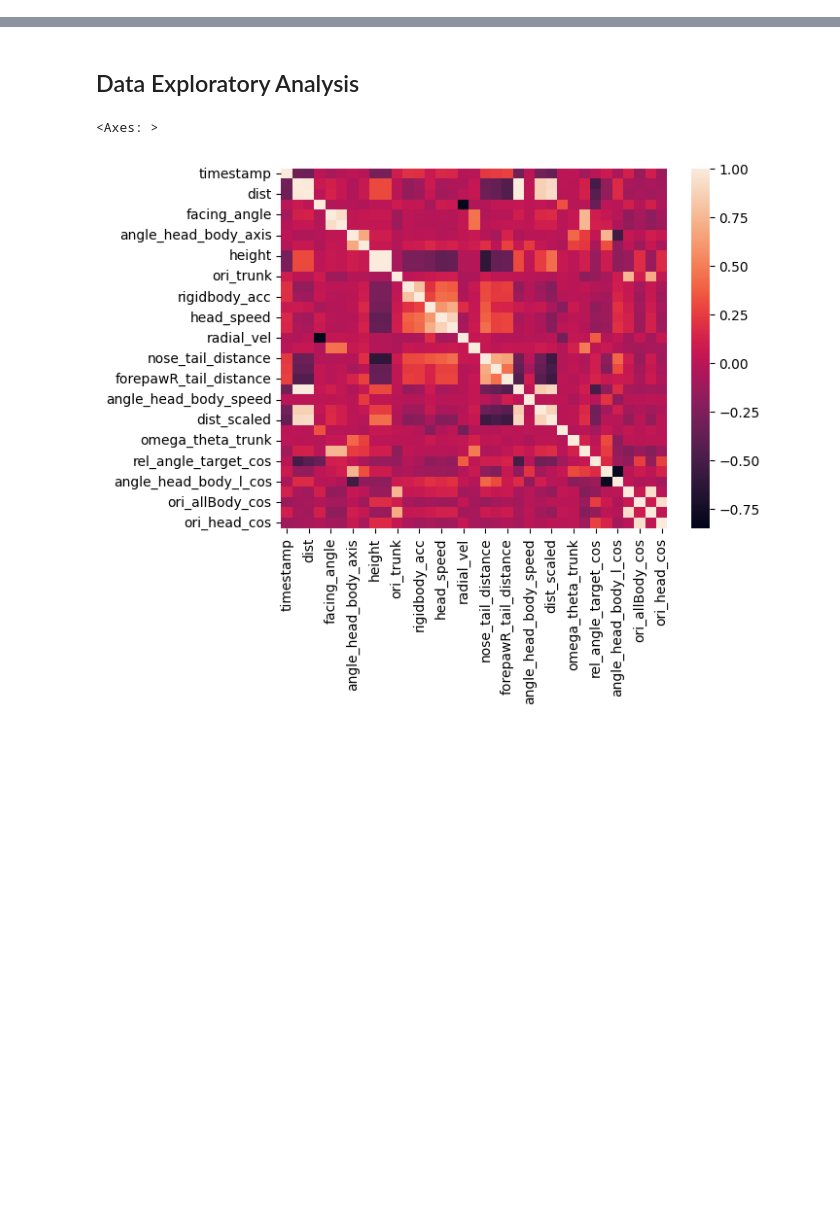
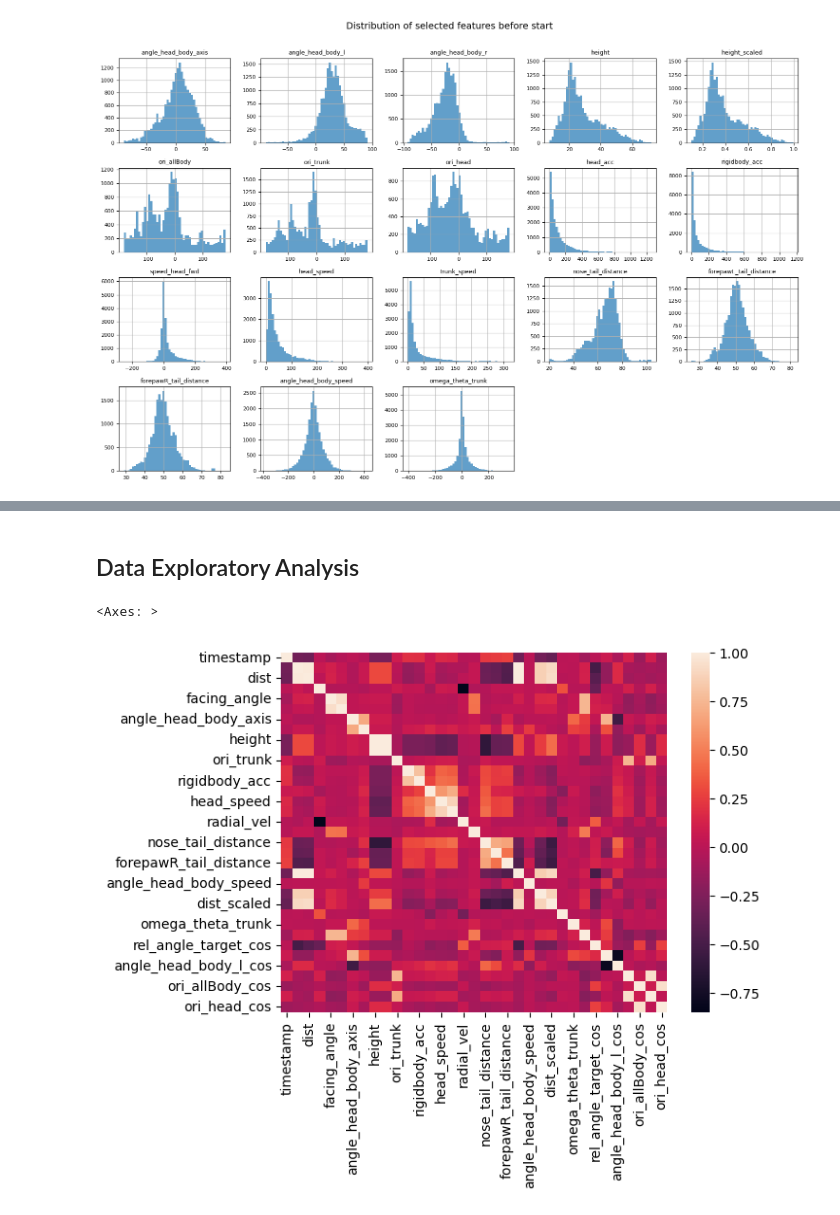
Before and after one commit to Thomasbush9/rearing_tracking, a Jupyter notebook: notebooks/data_analysis.ipynb, the cells around one changed output, grey strips where cells are left out. Cells and saved outputs as stored; diff of their text form; code cells hidden in the pictures; blank space fills up the shorter version.

```diff
--- a/notebooks/data_analysis.ipynb
+++ b/notebooks/data_analysis.ipynb
@@ -17,0 +27,7 @@ data = pd.read_excel(session_test_path)
+# %%
+first_valid_index = data['dist_head'].first_valid_index()
+print("First index where dist_head is not NaN:", first_valid_index)
+data_before_start = data.loc[:first_valid_index-1]
+
+# Drop only columns where all values are NaN; tolerate columns with some (but not all) NaNs
+data_before_start = data_before_start.dropna(axis=1, how='all')
@@ -17,0 +45,38 @@ data = pd.read_excel(session_test_path)
+# %%
+# Visualize distributions of features before start, skipping non-numeric columns and those with insufficient data
+numeric_data = data_before_start.select_dtypes(include=[np.number])
+
+# Drop 'timestamp' column if present for plotting
+numeric_data = numeric_data.drop(columns=['timestamp'], errors='ignore')
+
+# Drop columns with too few non-null values to avoid empty plots
+min_non_nan = max(5, int(0.05 * len(numeric_data)))  # at least 5 or 5% of data
+filtered_numeric = numeric_data.dropna(axis=1, thresh=min_non_nan)
+
+# If there are too many columns, limit the plots for readability
+max_columns = 20
+cols_to_plot = filtered_numeric.columns[:max_columns]
+plot_data = filtered_numeric[cols_to_plot]
+
+n_cols = 5
+n_rows = int(np.ceil(len(cols_to_plot) / n_cols))
+
+fig, axes = plt.subplots(n_rows, n_cols, figsize=(n_cols * 3, n_rows * 2.5))
+axes = axes.flatten()
+
+for i, col in enumerate(cols_to_plot):
+    ax = axes[i]
+    plot_data[col].hist(ax=ax, bins=50, color='tab:blue', alpha=0.7)
+    ax.set_title(col, fontsize=9)
+    ax.set_xlabel('')
+    ax.set_ylabel('')
+    ax.tick_params(axis='x', labelsize=8)
+    ax.tick_params(axis='y', labelsize=8)
+for j in range(i+1, len(axes)):
+    fig.delaxes(axes[j])  # Remove empty subplots
+
+fig.suptitle('Distribution of selected features before start', fontsize=14)
+plt.tight_layout(rect=[0, 0, 1, 0.97])
+plt.show()
+# %% [output]
+[figure, added]
```
Also changed, not shown: parts of 24 cells of this notebook, 2 other files.
